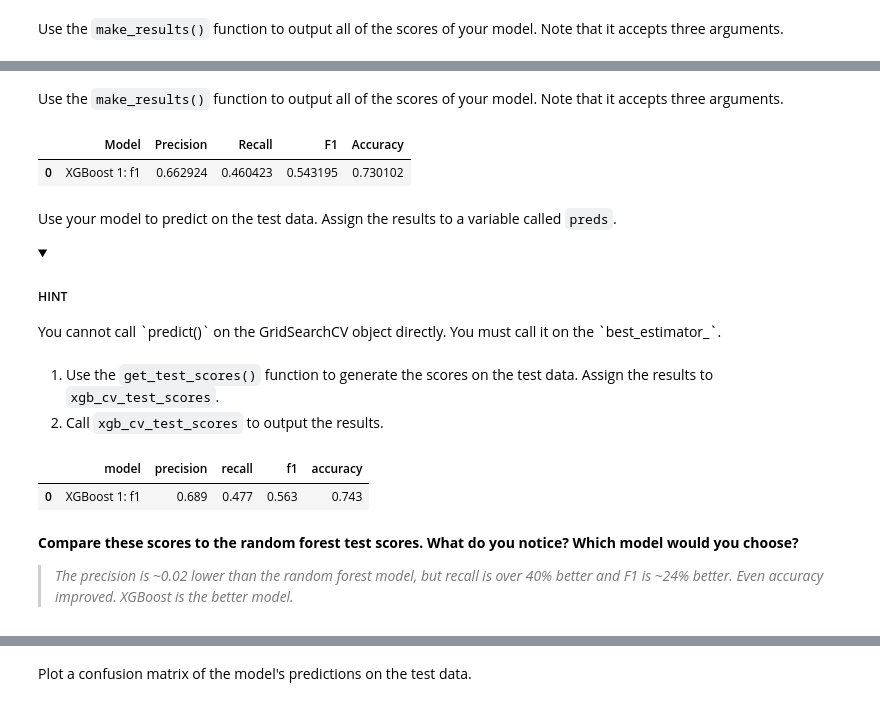
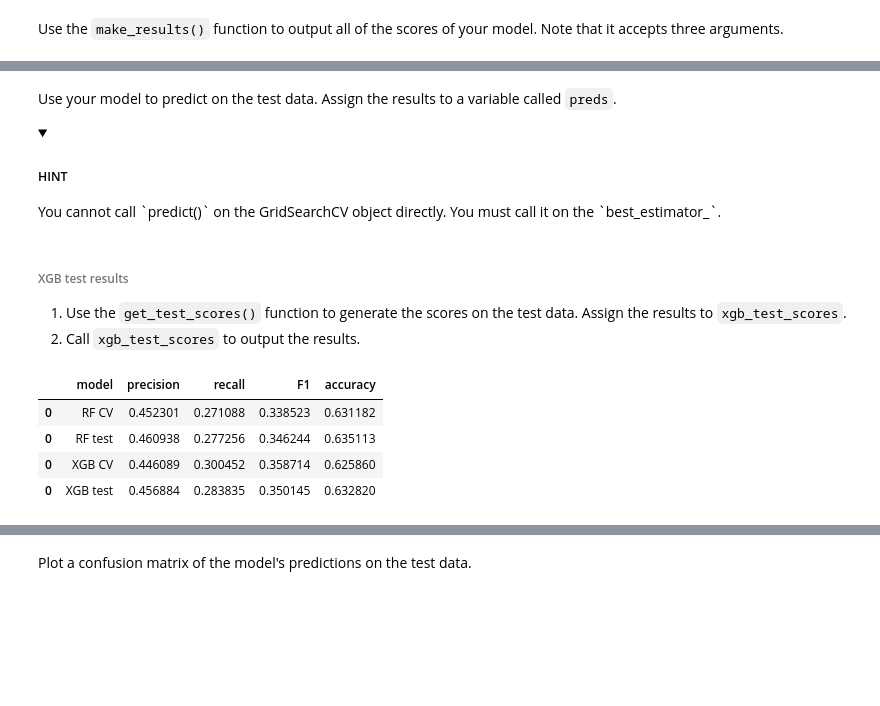
Before and after one commit to dennislamcv1/GoogleADA, a Jupyter notebook: Machine Learning/Exemplar_Course 6 Automatidata project lab.ipynb, the cells around one changed output, grey strips where cells are left out. Drawn from its saved outputs; the diff is of its cells as text; code cells hidden in the pictures; folded sections open; blank space fills up the shorter version.

```diff
--- a/Machine Learning/Exemplar_Course 6 Automatidata project lab.ipynb
+++ b/Machine Learning/Exemplar_Course 6 Automatidata project lab.ipynb
@@ -691,6 +867,7 @@ rf_cv2.best_params_
 Use the `make_results()` function to output all of the scores of your model. Note that it accepts three arguments.
 # %%
 # Call 'make_results()' on the GridSearch object
-results = make_results('random forest: f1', rf_cv2, 'f1')
+xgb1_cv_results = make_results('XGB CV', xgb1, 'f1')
+results = pd.concat([results, xgb1_cv_results], axis=0)
 results
 # %% [output]
@@ -719,26 +877,0 @@ Complete the below `get_test_scores()` function you will use to output the score
-# %%
-def get_test_scores(model_name:str, preds, y_test_data):
-    '''
-    Generate a table of test scores.
-
-    In:
-        model_name (string): Your choice: how the model will be named in the output table
-        preds: numpy array of test predictions
-        y_test_data: numpy array of y_test data
-
-    Out:
-        table: a pandas df of precision, recall, f1, and accuracy scores for your model
-    '''
-    accuracy = round(accuracy_score(y_test_data, preds), 3)
-    precision = round(precision_score(y_test_data, preds), 3)
-    recall = round(recall_score(y_test_data, preds), 3)
-    f1 = round(f1_score(y_test_data, preds), 3)
-
-    table = pd.DataFrame({'model': [model_name],
-                        'precision': [precision],
-                        'recall': [recall],
-                        'f1': [f1],
-                        'accuracy': [accuracy]
-                        })
-
-    return table
@@ -847,12 +878,3 @@ xgb_cv1.best_params_
-# %% [markdown]
-Use the `make_results()` function to output all of the scores of your model. Note that it accepts three arguments.
-# %%
-# Call 'make_results()' on the GridSearch object
-results = make_results('XGBoost 1: f1', xgb_cv1, 'f1')
-results
-# %% [output]
-|  | Model | Precision | Recall | F1 | Accuracy |
-| 0 | XGBoost 1: f1 | 0.662924 | 0.460423 | 0.543195 | 0.730102 |
 # %% [markdown]
 Use your model to predict on the test data. Assign the results to a variable called `preds`.
 
@@ -862,18 +884,20 @@ You cannot call `predict()` on the GridSearchCV object directly. You must call i
 </details>
 # %%
 # Get scores on test data
-preds = xgb_cv1.best_estimator_.predict(X_test)
+preds = xgb1.best_estimator_.predict(X_test)
 # %% [markdown]
-1. Use the `get_test_scores()` function to generate the scores on the test data. Assign the results to `xgb_cv_test_scores`.
-2. Call `xgb_cv_test_scores` to output the results.
+###### XGB test results
+
+1. Use the `get_test_scores()` function to generate the scores on the test data. Assign the results to `xgb_test_scores`.
+2. Call `xgb_test_scores` to output the results.
 # %%
 # Get scores on test data
-xgb_cv_test_scores = get_test_scores('XGBoost 1: f1', preds, y_test)
-xgb_cv_test_scores
+xgb_test_scores = get_test_scores('XGB test', preds, y_test)
+results = pd.concat([results, xgb_test_scores], axis=0)
+results
 # %% [output]
-|  | model | precision | recall | f1 | accuracy |
-| 0 | XGBoost 1: f1 | 0.689 | 0.477 | 0.563 | 0.743 |
+|  | model | precision | recall | F1 | accuracy |
+| 0 | RF CV | 0.452301 | 0.271088 | 0.338523 | 0.631182 |
+| 0 | RF test | 0.460938 | 0.277256 | 0.346244 | 0.635113 |
+| 0 | XGB CV | 0.446089 | 0.300452 | 0.358714 | 0.625860 |
+| 0 | XGB test | 0.456884 | 0.283835 | 0.350145 | 0.632820 |
-# %% [markdown]
-**Compare these scores to the random forest test scores. What do you notice? Which model would you choose?**
-
-> _The precision is ~0.02 lower than the random forest model, but recall is over 40% better and F1 is ~24% better. Even accuracy improved. XGBoost is the better model._
```
Also changed, not shown: parts of 112 cells of this notebook, 8 other files.
